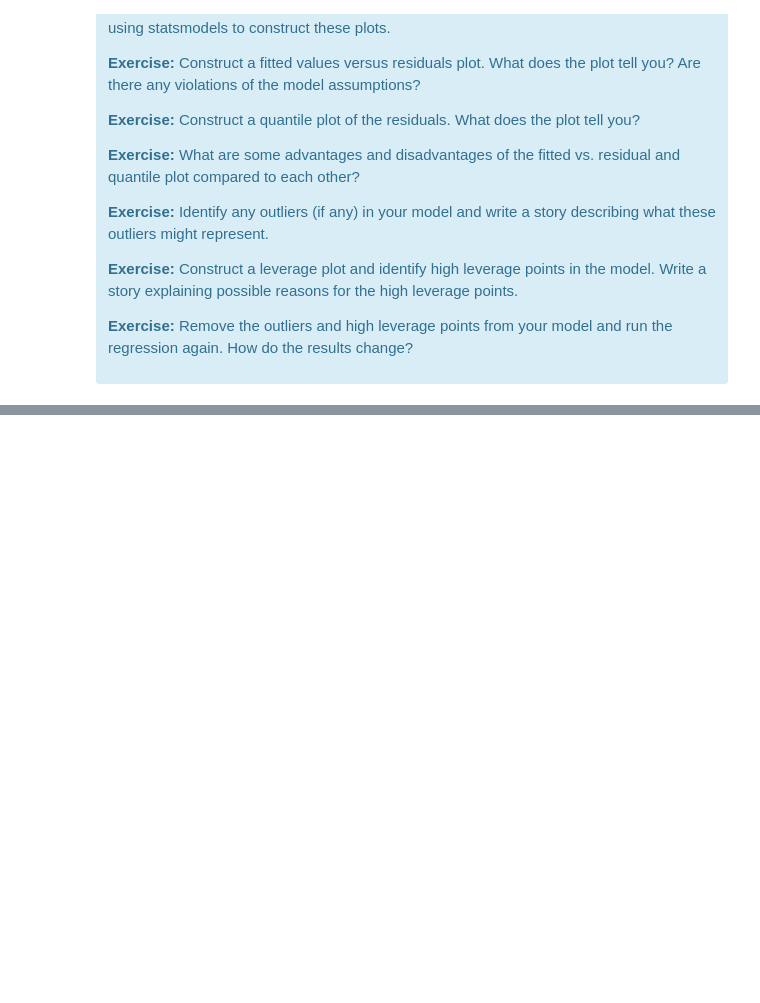
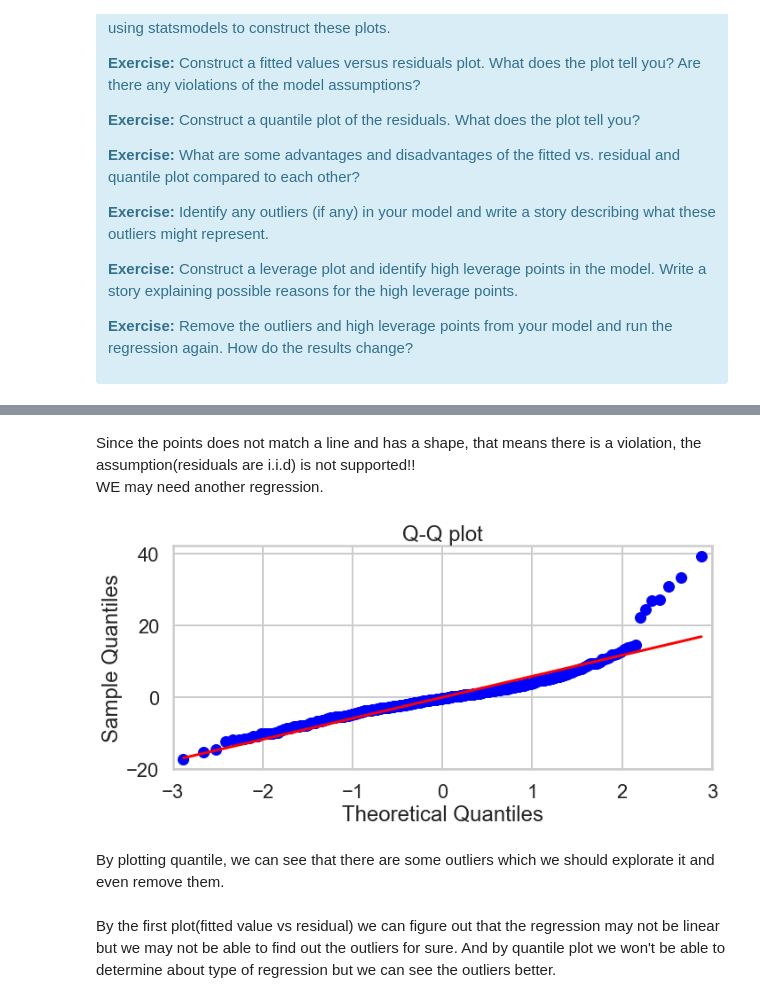
Before and after one commit to elhambahrami/Mini-Project-Linear-Regression, a Jupyter notebook: Mini_Project_Linear_Regression.ipynb, the cells around one changed output, grey strips where cells are left out. Drawn from its saved outputs; the diff is of its cells as text; code cells hidden in the pictures; blank space fills up the shorter version.

```diff
--- a/Mini_Project_Linear_Regression.ipynb
+++ b/Mini_Project_Linear_Regression.ipynb
@@ -914,0 +877,14 @@ Text(0,0.5,'Residuals')
+# %% [markdown]
+Since the points does not match a line and has a shape, that means there is a violation, the assumption(residuals are i.i.d) is not supported!!<br> WE may need another regression.
+# %%
+#create a q-q plot
+fig, ax = plt.subplots(figsize= (10,5))
+fig = sm.qqplot(c.resid, ax=ax, line= 's')
+plt.title('Q-Q plot')
+plt.tight_layout()
+# %% [output]
+[figure, added]
+# %% [markdown]
+By plotting quantile, we can see that there are some outliers which we should explorate it and even remove them.
+# %% [markdown]
+By the first plot(fitted value vs residual) we can figure out that the regression may not be linear but we may not be able to find out the outliers for sure. And by quantile plot we won't be able to determine about type of regression but we can see the outliers better.
```
Also changed, not shown: parts of 28 cells of this notebook.
